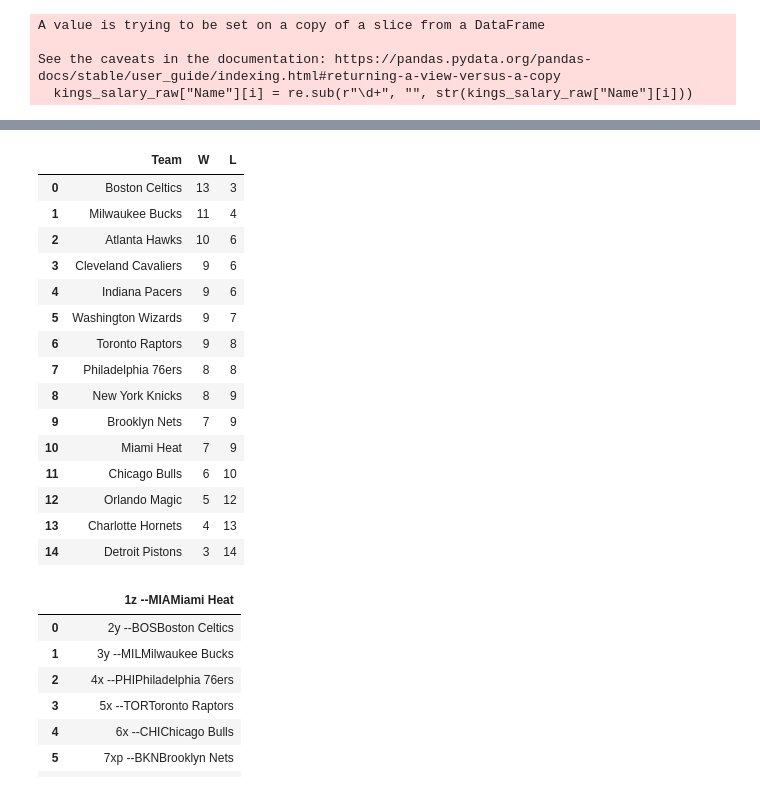
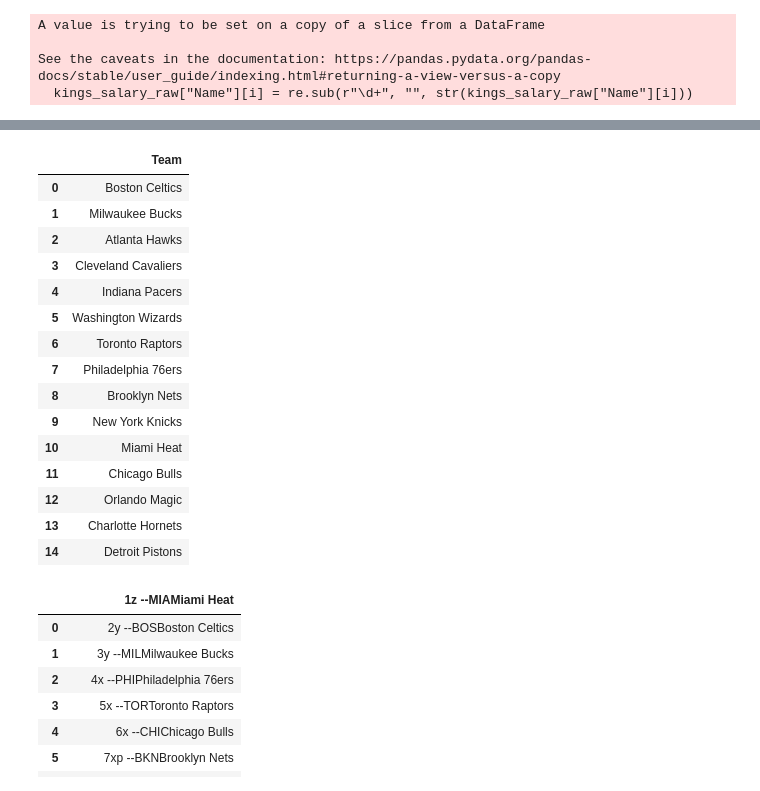
Before and after one commit to mattmori21/Kings-Project, a Jupyter notebook: data.ipynb, the cells around one changed output, grey strips where cells are left out. Drawn from its saved outputs; the diff is of its cells as text; code cells hidden in the pictures.

Commit message:
gathering all nba teams

```diff
--- a/data.ipynb
+++ b/data.ipynb
@@ -77,7 +77,7 @@ for i in range(2019, 2024):
     #Concatenates the two above data frames
     tab = pd.concat([team_names,team_stats],axis = "columns")
     #Labels dataframe by year
-    tab = tab.style.set_caption(str(i-1)+"-"+str(i))
+    #tab = tab.style.set_caption(str(i-1)+"-"+str(i))
     name = "tab_"+str(i-1)
     #Adds to dictionary with 'tab_20xx' as key and the corresponding dataframe as the value
     tab_dict[name] = tab
@@ -110,7 +104,7 @@ for i in range(2019, 2024):
     #Concatenates the two above data frames
     tab = pd.concat([team_names,team_stats],axis = "columns")
     #Labels dataframe by year
-    tab = tab.style.set_caption(str(i-1)+"-"+str(i))
+    #tab = tab.style.set_caption(str(i-1)+"-"+str(i))
     name = "tab_op_"+str(i-1)
     #Adds to dictionary with 'tab_20xx' as key and the corresponding dataframe as the value
     tab_dict_op[name] = tab
@@ -145,0 +135,3 @@ names.iloc[:,0][1].split()
+# %%
+nbateams = tab_dict['tab_2021']["Team"]
+nbateams
@@ -146,36 +156,44 @@ names.iloc[:,0][1].split()
 # %%
 team1 = names.columns[0]
 names.columns = ["Team"]
 new_row = pd.DataFrame({names.columns[0]:team1}, index=[0])
 names = pd.concat([new_row,names.loc[:]]).reset_index(drop=True)
 for i in range(0, len(names.iloc[:,0])):
-    if i < 8:
-        names.iloc[i,0] = names.iloc[i,0][4:]
-    elif i == 8:
-        names.iloc[i,0] = names.iloc[i,0][3:]
-    elif i == 9:
-        names.iloc[i,0] = names.iloc[i,0][5:]
-    else:
-        names.iloc[i,0] = names.iloc[i,0][3:]
+    for team in nbateams:
+        #print(team)
+        if names.iloc[:,0][i].__contains__(team):
+            names.iloc[:,0][i] = team
+        else:
+            continue
+#for i in range(0, len(names.iloc[:,0])):
+#    if i < 8:
+#        names.iloc[i,0] = names.iloc[i,0][4:]
+#    elif i == 8:
+#        names.iloc[i,0] = names.iloc[i,0][3:]
+#    elif i == 9:
+#        names.iloc[i,0] = names.iloc[i,0][5:]
+#    else:
+#        names.iloc[i,0] = names.iloc[i,0][3:]
 temp = names.join(stats.iloc[:,0:2])
 temp
+names
 # %% [output]
-|  | Team | W | L |
-| 0 | Boston Celtics | 13 | 3 |
-| 1 | Milwaukee Bucks | 11 | 4 |
-| 2 | Atlanta Hawks | 10 | 6 |
-| 3 | Cleveland Cavaliers | 9 | 6 |
-| 4 | Indiana Pacers | 9 | 6 |
-| 5 | Washington Wizards | 9 | 7 |
-| 6 | Toronto Raptors | 9 | 8 |
-| 7 | Philadelphia 76ers | 8 | 8 |
-| 8 | New York Knicks | 8 | 9 |
-| 9 | Brooklyn Nets | 7 | 9 |
-| 10 | Miami Heat | 7 | 9 |
-| 11 | Chicago Bulls | 6 | 10 |
-| 12 | Orlando Magic | 5 | 12 |
-| 13 | Charlotte Hornets | 4 | 13 |
-| 14 | Detroit Pistons | 3 | 14 |
+|  | Team |
+| 0 | Boston Celtics |
+| 1 | Milwaukee Bucks |
+| 2 | Atlanta Hawks |
+| 3 | Cleveland Cavaliers |
+| 4 | Indiana Pacers |
+| 5 | Washington Wizards |
+| 6 | Toronto Raptors |
+| 7 | Philadelphia 76ers |
+| 8 | Brooklyn Nets |
+| 9 | New York Knicks |
+| 10 | Miami Heat |
+| 11 | Chicago Bulls |
+| 12 | Orlando Magic |
+| 13 | Charlotte Hornets |
+| 14 | Detroit Pistons |
 # %%
 url4 = "https://www.espn.com/nba/standings/_/season/2022"
 names = pd.read_html(url4)[0]
```
Also changed, not shown: parts of 6 cells of this notebook.
